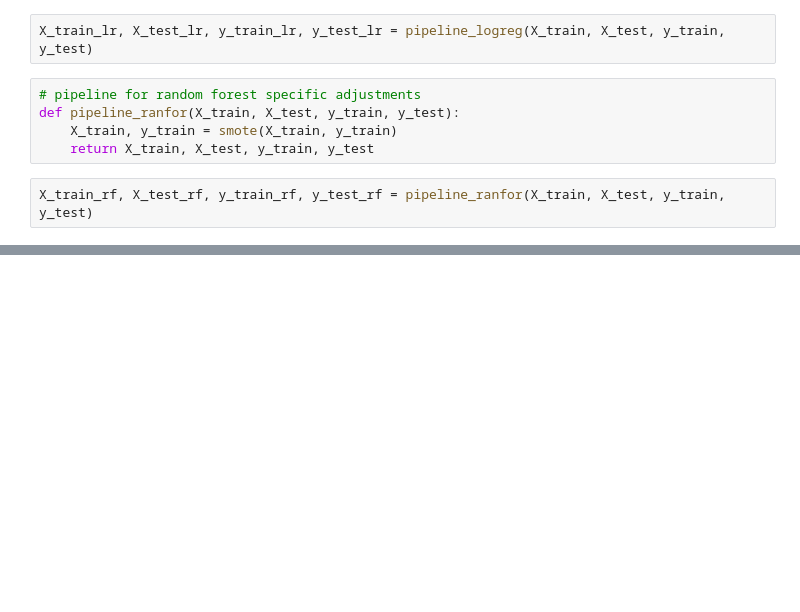
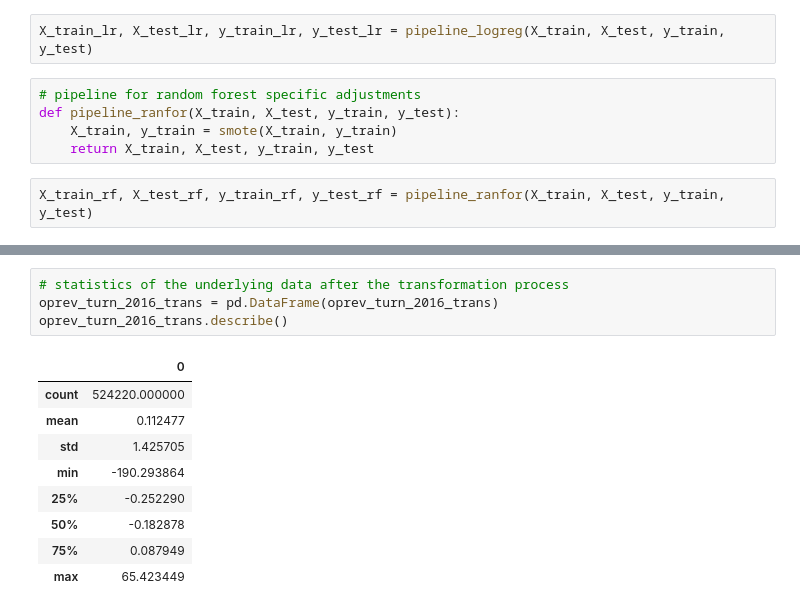
Before and after one commit to sinabru/corporate_bankruptcy_prediction, a Jupyter notebook: feature_eng.ipynb, the cells around one changed output, grey strips where cells are left out. Saved outputs shown, nothing was run; the diff lists cells and outputs as text; blank space fills up the shorter version.

```diff
--- a/feature_eng.ipynb
+++ b/feature_eng.ipynb
@@ -140,0 +176,14 @@ X_train_rf, X_test_rf, y_train_rf, y_test_rf = pipeline_ranfor(X_train, X_test,
+# %%
+# statistics of the underlying data after the transformation process
+oprev_turn_2016_trans = pd.DataFrame(oprev_turn_2016_trans)
+oprev_turn_2016_trans.describe()
+# %% [output]
+|  | 0 |
+| count | 524220.000000 |
+| mean | 0.112477 |
+| std | 1.425705 |
+| min | -190.293864 |
+| 25% | -0.252290 |
+| 50% | -0.182878 |
+| 75% | 0.087949 |
+| max | 65.423449 |
```
Also changed, not shown: parts of 5 cells of this notebook.
